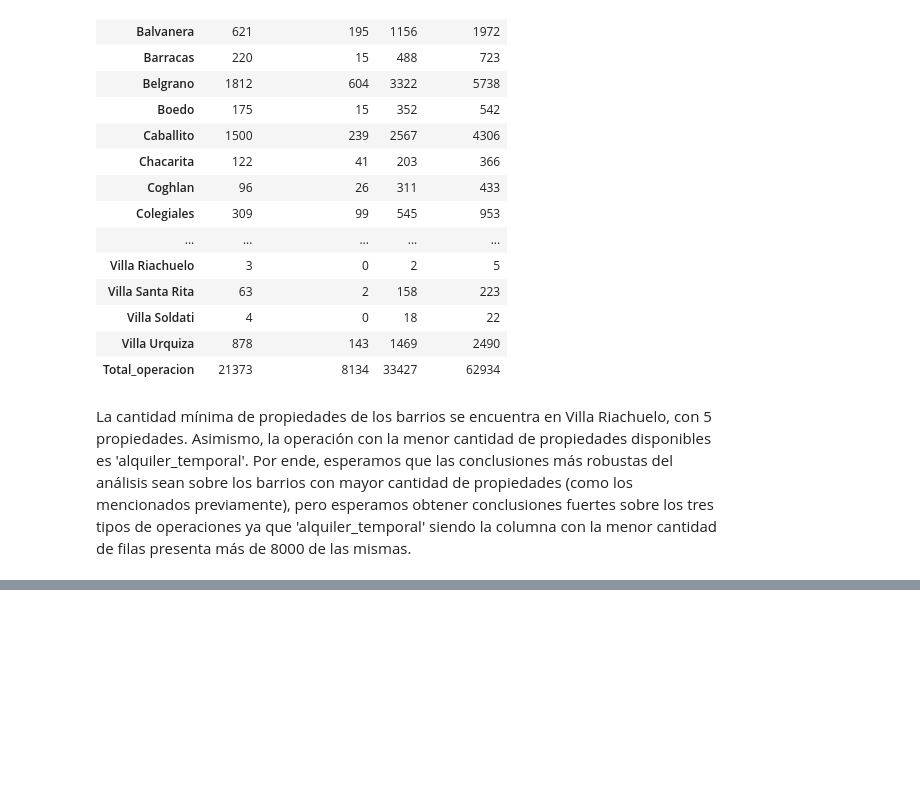
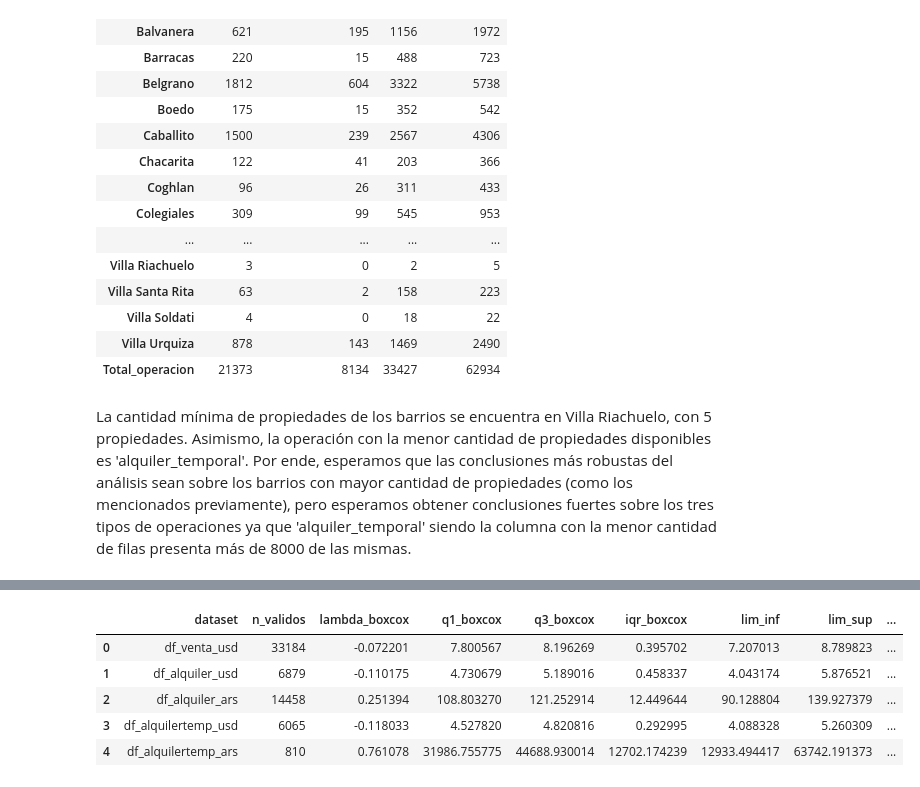
Before and after one commit to clararodriguezacevedo/descriptiva-real-estate, a Jupyter notebook: notebooks/eda.ipynb, the cells around one changed output, grey strips where cells are left out. Saved outputs shown, nothing was run; the diff lists cells and outputs as text; code cells hidden in the pictures; blank space fills up the shorter version.

```diff
--- a/notebooks/eda.ipynb
+++ b/notebooks/eda.ipynb
@@ -377,0 +460,86 @@ La cantidad mínima de propiedades de los barrios se encuentra en Villa Riachuel
+# %%
+from scipy.stats import boxcox
+
+dfs_boxcox = {}
+resumen_outliers = []
+
+for nombre, df_temp in dfs.items():
+    df_aux = df_temp.copy()
+
+    # Inicializar columnas
+    df_aux["precio_boxcox"] = np.nan
+    df_aux["outlier_tukey_boxcox"] = np.nan
+
+    # Serie válida para Box-Cox
+    mask_valid = df_aux["precio"].notna() & (df_aux["precio"] > 0)
+    serie = df_aux.loc[mask_valid, "precio"]
+
+    print(f"\n--- {nombre} ---")
+    print(f"Observaciones válidas para Box-Cox: {len(serie)}")
+
+    if len(serie) < 3:
+        print("No hay suficientes datos válidos para aplicar Box-Cox.")
+        dfs_boxcox[nombre] = df_aux
+        resumen_outliers.append({
+            "dataset": nombre,
+            "n_validos": len(serie),
+            "lambda_boxcox": np.nan,
+            "q1_boxcox": np.nan,
+            "q3_boxcox": np.nan,
+            "iqr_boxcox": np.nan,
+            "lim_inf": np.nan,
+            "lim_sup": np.nan,
+            "cantidad_outliers": np.nan,
+            "porcentaje_outliers": np.nan
+        })
+        continue
+
+    # Transformación Box-Cox
+    precio_boxcox, lambda_bc = boxcox(serie)
+
+    # Guardar transformación
+    df_aux.loc[mask_valid, "precio_boxcox"] = precio_boxcox
+
+    # Tukey sobre la variable transformada
+    q1 = np.quantile(precio_boxcox, 0.25)
+    q3 = np.quantile(precio_boxcox, 0.75)
+    iqr = q3 - q1
+
+    lim_inf = q1 - 1.5 * iqr
+    lim_sup = q3 + 1.5 * iqr
+
+    outliers = (precio_boxcox < lim_inf) | (precio_boxcox > lim_sup)
+
+    # Guardar flags
+    df_aux.loc[mask_valid, "outlier_tukey_boxcox"] = outliers
+
+    # Resumen
+    cant_outliers = int(outliers.sum())
+    pct_outliers = cant_outliers / len(precio_boxcox) * 100
+
+    print(f"Lambda Box-Cox: {lambda_bc:.4f}")
+    print(f"Q1: {q1:.4f}")
+    print(f"Q3: {q3:.4f}")
+    print(f"IQR: {iqr:.4f}")
+    print(f"Límite inferior: {lim_inf:.4f}")
+    print(f"Límite superior: {lim_sup:.4f}")
+    print(f"Cantidad de outliers: {cant_outliers} ({pct_outliers:.2f}%)")
+
+    dfs_boxcox[nombre] = df_aux
+
+    resumen_outliers.append({
+        "dataset": nombre,
+        "n_validos": len(precio_boxcox),
+        "lambda_boxcox": lambda_bc,
+        "q1_boxcox": q1,
+        "q3_boxcox": q3,
+        "iqr_boxcox": iqr,
+        "lim_inf": lim_inf,
+        "lim_sup": lim_sup,
+        "cantidad_outliers": cant_outliers,
+        "porcentaje_outliers": pct_outliers
+    })
+
+tabla_resumen_outliers = pd.DataFrame(resumen_outliers)
+tabla_resumen_outliers
+# %% [output]
@@ -377,0 +592,6 @@ La cantidad mínima de propiedades de los barrios se encuentra en Villa Riachuel
+|  | dataset | n_validos | lambda_boxcox | q1_boxcox | q3_boxcox | iqr_boxcox | lim_inf | lim_sup | ... |
+| 0 | df_venta_usd | 33184 | -0.072201 | 7.800567 | 8.196269 | 0.395702 | 7.207013 | 8.789823 | ... |
+| 1 | df_alquiler_usd | 6879 | -0.110175 | 4.730679 | 5.189016 | 0.458337 | 4.043174 | 5.876521 | ... |
+| 2 | df_alquiler_ars | 14458 | 0.251394 | 108.803270 | 121.252914 | 12.449644 | 90.128804 | 139.927379 | ... |
+| 3 | df_alquilertemp_usd | 6065 | -0.118033 | 4.527820 | 4.820816 | 0.292995 | 4.088328 | 5.260309 | ... |
+| 4 | df_alquilertemp_ars | 810 | 0.761078 | 31986.755775 | 44688.930014 | 12702.174239 | 12933.494417 | 63742.191373 | ... |
```
Also changed, not shown: parts of 20 cells of this notebook.
